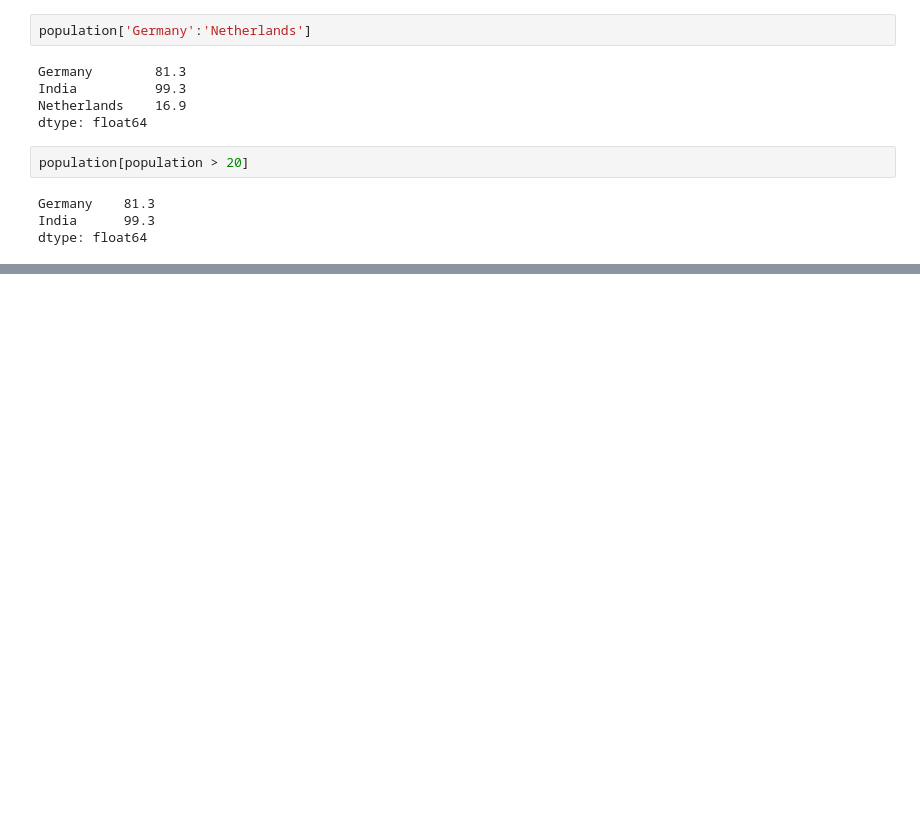
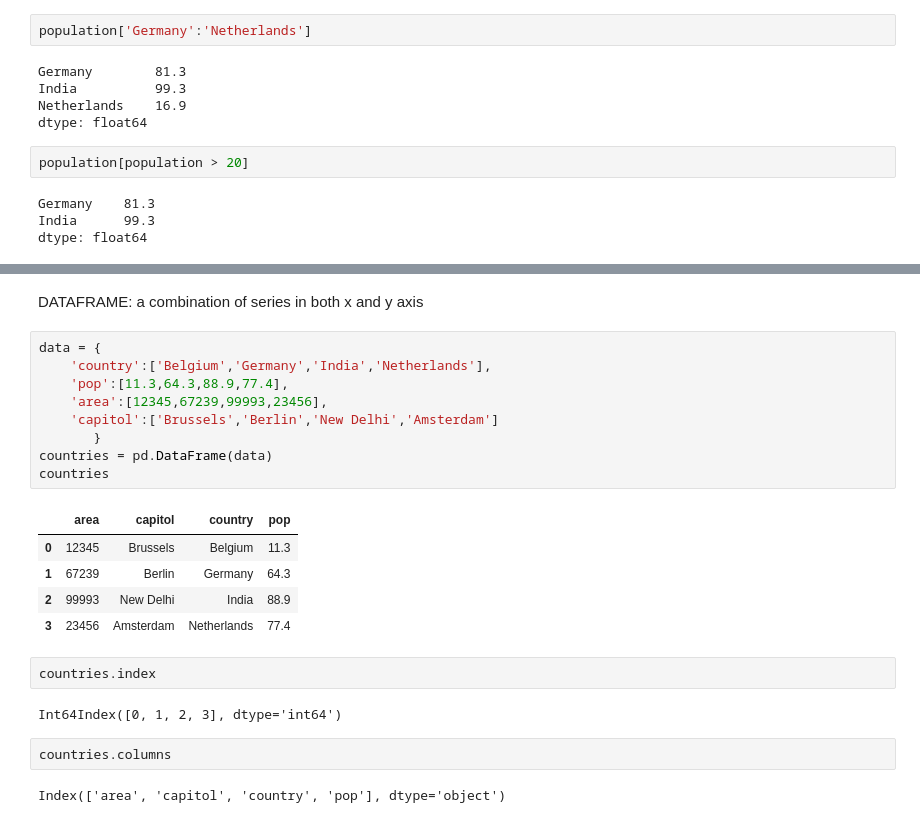
Before and after one commit to Puneet-Shivanand/pandas-101, a Jupyter notebook: Pandas_tutorial.ipynb, the cells around one changed output, grey strips where cells are left out. Cells and saved outputs as stored; diff of their text form; blank space fills up the shorter version.

```diff
--- a/Pandas_tutorial.ipynb
+++ b/Pandas_tutorial.ipynb
@@ -63,0 +107,25 @@ population.mean
+# %% [markdown]
+DATAFRAME: a combination of series in both x and y axis
+# %%
+data = {
+    'country':['Belgium','Germany','India','Netherlands'],
+    'pop':[11.3,64.3,88.9,77.4],
+    'area':[12345,67239,99993,23456],
+    'capitol':['Brussels','Berlin','New Delhi','Amsterdam']
+       }
+countries = pd.DataFrame(data)
+countries
+# %% [output]
+|  | area | capitol | country | pop |
+| 0 | 12345 | Brussels | Belgium | 11.3 |
+| 1 | 67239 | Berlin | Germany | 64.3 |
+| 2 | 99993 | New Delhi | India | 88.9 |
+| 3 | 23456 | Amsterdam | Netherlands | 77.4 |
+# %%
+countries.index
+# %% [output]
+Int64Index([0, 1, 2, 3], dtype='int64')
+# %%
+countries.columns
+# %% [output]
+Index(['area', 'capitol', 'country', 'pop'], dtype='object')
```
Also changed, not shown: parts of 17 cells of this notebook, 1 other file.
